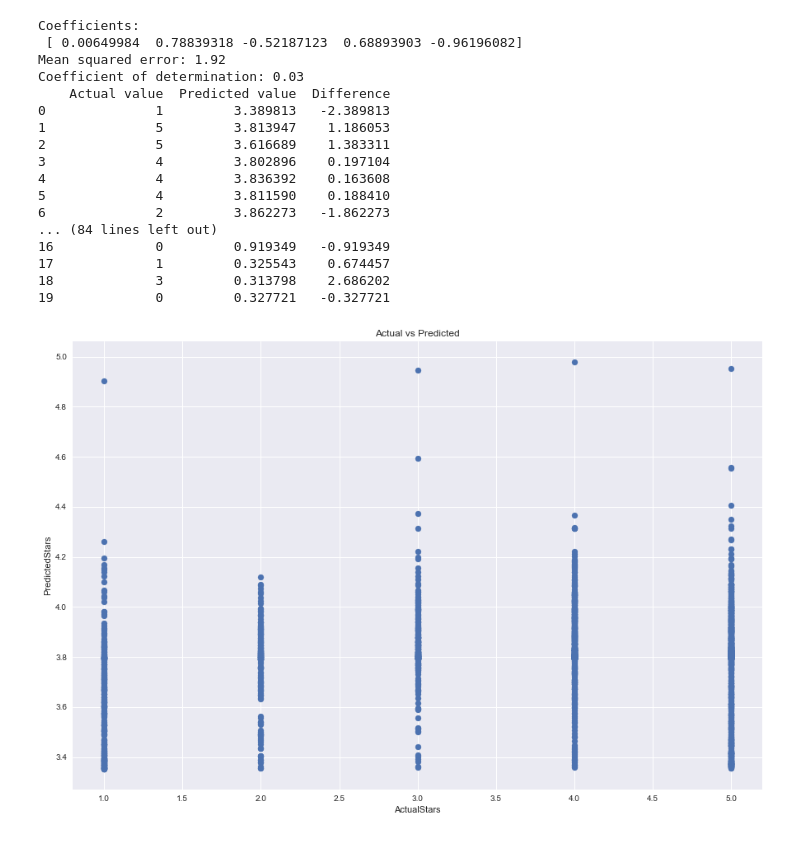
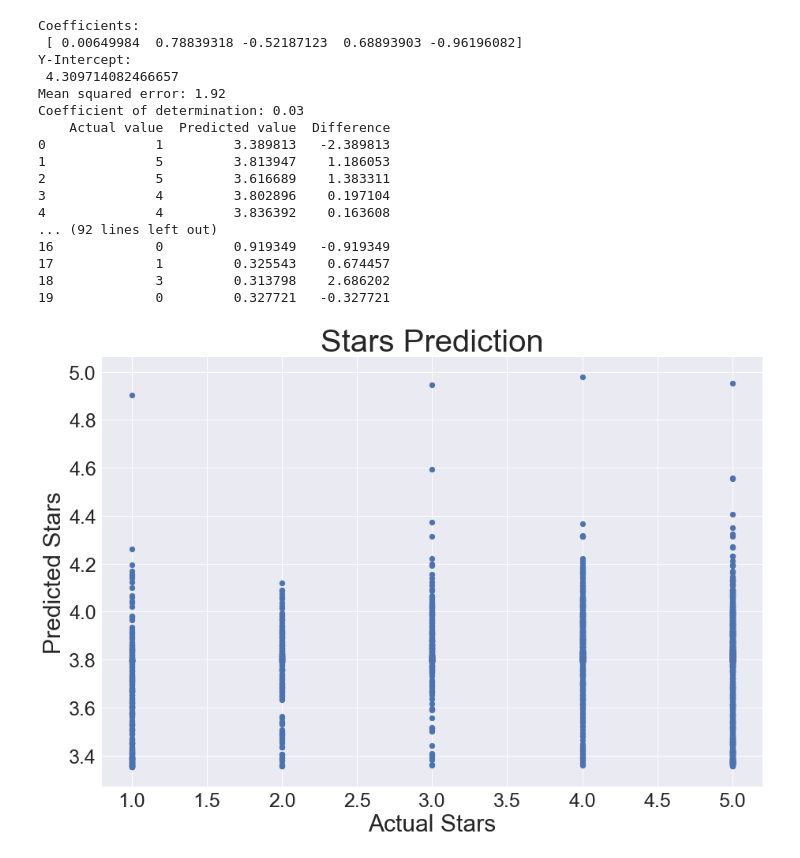
Before and after one commit to AConati/IDS_Project, a Jupyter notebook: linear_regression.ipynb, the cells around one changed output. Cells and saved outputs as stored; diff of their text form; code cells hidden in the pictures.

Commit message:
Adding y-intercept

```diff
--- a/linear_regression.ipynb
+++ b/linear_regression.ipynb
@@ -14,6 +14,8 @@ def runLinReg(X, y, df, y_name, new_column_name):
 
     # The coefficients
     print('Coefficients: \n', reg.coef_)
+    # The y-intercept
+    print('Y-Intercept: \n', reg.intercept_)
     # The mean squared error
     print('Mean squared error: %.2f'
           % mean_squared_error(y_test, y_pred))
@@ -29,9 +31,11 @@ def visualizeResults(y_test, y_pred, y_name):
     plt.style.use('seaborn')
     plt.figure(figsize=(15,10))
     plt.scatter(y_test, y_pred)
-    plt.xlabel('Actual' + y_name)
-    plt.ylabel('Predicted' + y_name)
-    plt.title('Actual vs Predicted')
+    plt.xlabel('Actual ' + y_name, fontsize=30)
+    plt.ylabel('Predicted ' + y_name, fontsize=30)
+    plt.title(y_name + ' Prediction', fontsize=40)
+    plt.xticks(size = 25)
+    plt.yticks(size = 25)
 
     # Finally let's compare predicted and actual values in dataframe
     pred_df = pd.DataFrame({'Actual value': y_test, 'Predicted value': y_pred, 'Difference': y_test-y_pred})
@@ -48,34 +52,34 @@ x_topic_3 = topicnized_df['Topic3']
 x_topic_4 = topicnized_df['Topic4']
 
 X = pd.concat([x_topic_0, x_topic_1, x_topic_2, x_topic_3, x_topic_4], axis=1)
 
 # y_values
 y_stars = np.array(topicnized_df['stars'])
 y_useful = np.array(topicnized_df['useful'])
 y_funny = np.array(topicnized_df['funny'])
 y_cool = np.array(topicnized_df['cool'])
 
 # Predicting each of the y-values and visualizing
 runLinReg(X, y_stars, topicnized_df, "Stars", "predictedStars")
 runLinReg(X, y_useful, topicnized_df, "Useful", "predictedUseful")
 runLinReg(X, y_funny, topicnized_df, "Funny", "predictedFunny")
 runLinReg(X, y_cool, topicnized_df, "Cool", "predictedCool")
 # %% [output]
 Coefficients:
  [ 0.00649984  0.78839318 -0.52187123  0.68893903 -0.96196082]
+Y-Intercept:
+ 4.309714082466657
 Mean squared error: 1.92
 Coefficient of determination: 0.03
     Actual value  Predicted value  Difference
 0              1         3.389813   -2.389813
 1              5         3.813947    1.186053
 2              5         3.616689    1.383311
 3              4         3.802896    0.197104
 4              4         3.836392    0.163608
-5              4         3.811590    0.188410
-6              2         3.862273   -1.862273
-... (84 lines left out)
+... (92 lines left out)
 16             0         0.919349   -0.919349
 17             1         0.325543    0.674457
 18             3         0.313798    2.686202
 19             0         0.327721   -0.327721
-[figure, old version]
+[figure, new version]
```
Also changed, not shown: parts of 1 cell of this notebook.
